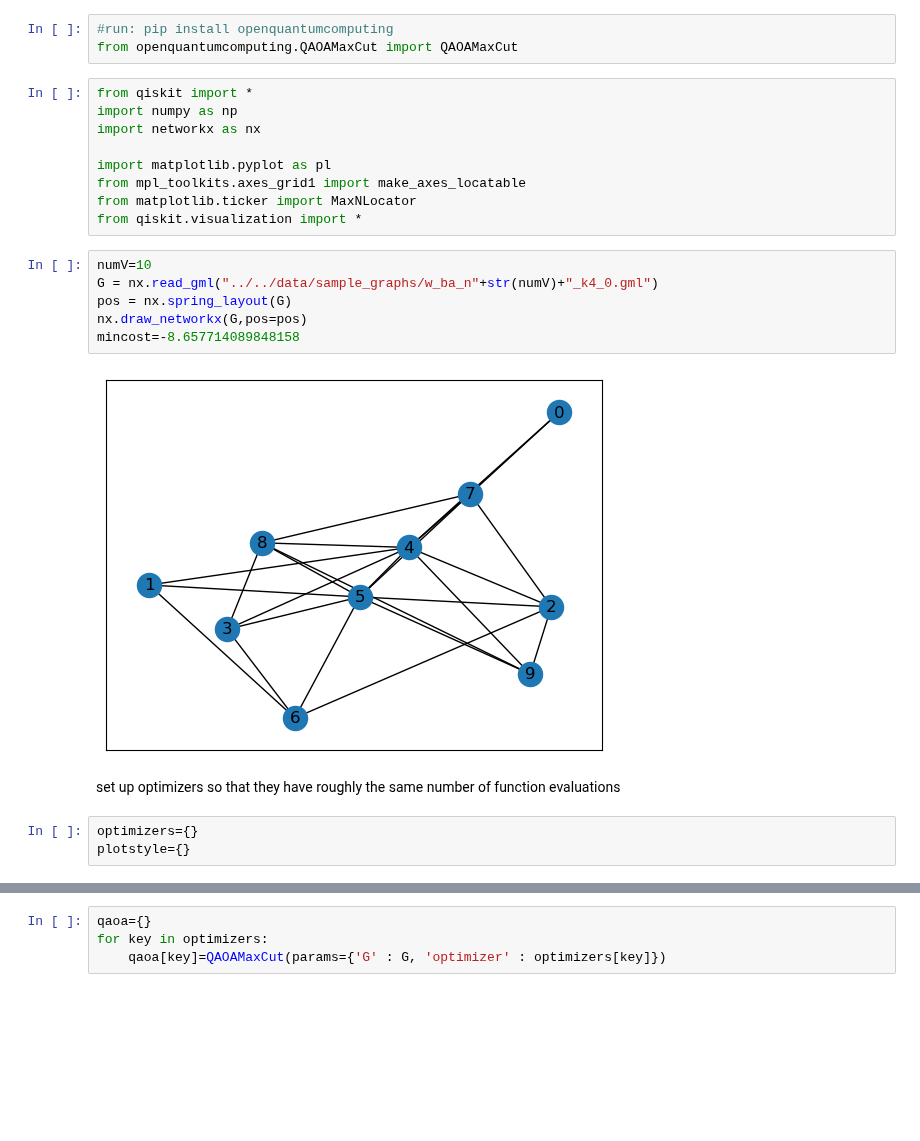
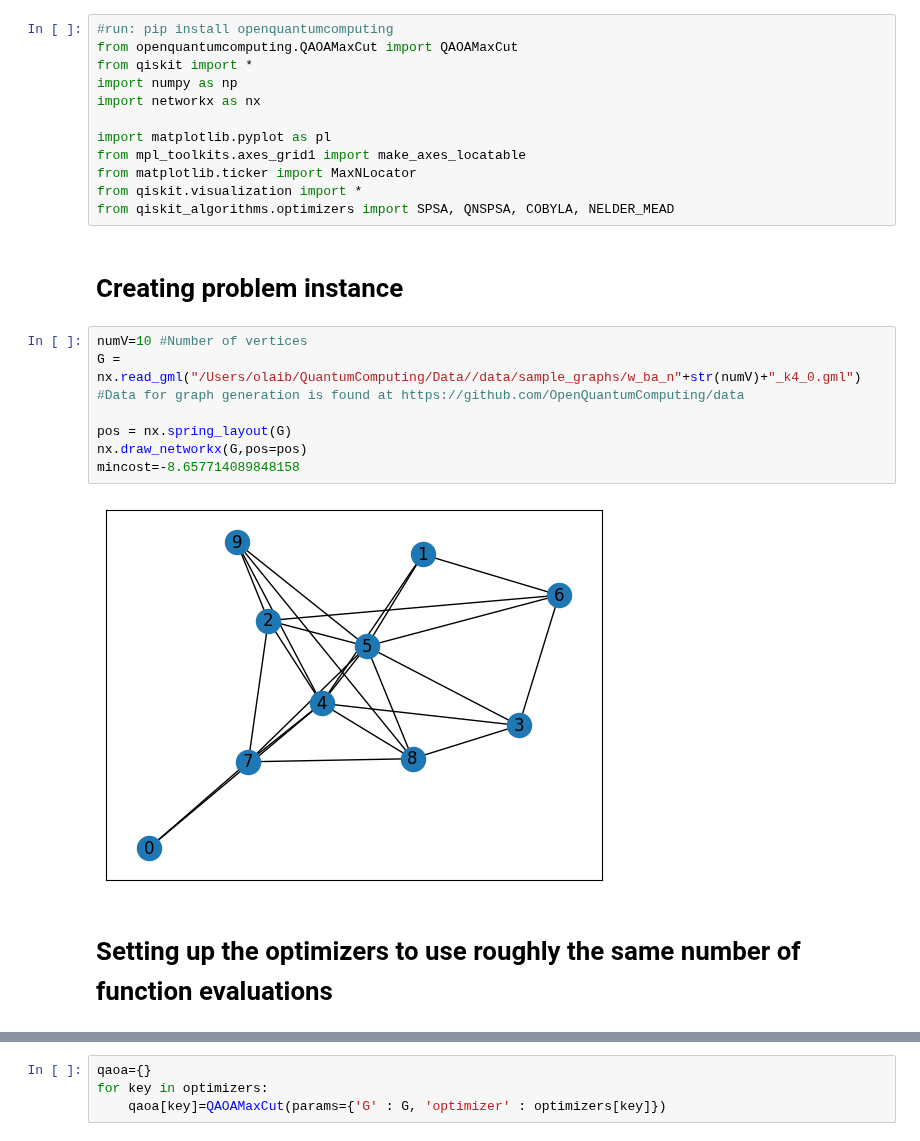
Before and after one commit to OpenQuantumComputing/optimization, a Jupyter notebook: MaxCut/ComparisonOptimizers.ipynb, the cells around one changed output, grey strips where cells are left out. Saved outputs shown, nothing was run; the diff lists cells and outputs as text; blank space fills up the shorter version.

```diff
--- a/MaxCut/ComparisonOptimizers.ipynb
+++ b/MaxCut/ComparisonOptimizers.ipynb
@@ -1,26 +6,27 @@
 # %%
 #run: pip install openquantumcomputing
 from openquantumcomputing.QAOAMaxCut import QAOAMaxCut
+from qiskit import *
+import numpy as np
+import networkx as nx
+
+import matplotlib.pyplot as pl
+from mpl_toolkits.axes_grid1 import make_axes_locatable
+from matplotlib.ticker import MaxNLocator
+from qiskit.visualization import *
+from qiskit_algorithms.optimizers import SPSA, QNSPSA, COBYLA, NELDER_MEAD
-# %%
-from qiskit import *
-import numpy as np
-import networkx as nx
-
-import matplotlib.pyplot as pl
-from mpl_toolkits.axes_grid1 import make_axes_locatable
-from matplotlib.ticker import MaxNLocator
-from qiskit.visualization import *
+# %% [markdown]
+# Creating problem instance
 # %%
-numV=10
-G = nx.read_gml("../../data/sample_graphs/w_ba_n"+str(numV)+"_k4_0.gml")
+numV=10 #Number of vertices
+G = nx.read_gml("/Users/olaib/QuantumComputing/Data//data/sample_graphs/w_ba_n"+str(numV)+"_k4_0.gml")
+#Data for graph generation is found at https://github.com/OpenQuantumComputing/data
+
 pos = nx.spring_layout(G)
 nx.draw_networkx(G,pos=pos)
 mincost=-8.657714089848158
 # %% [output]
-[figure, old version]
+[figure, new version]
 # %% [markdown]
-set up optimizers so that they have roughly the same number of function evaluations
+# Setting up the optimizers to use roughly the same number of function evaluations
-# %%
-optimizers={}
-plotstyle={}
 # %%
```
Also changed, not shown: parts of 14 cells of this notebook, 16 other files.
